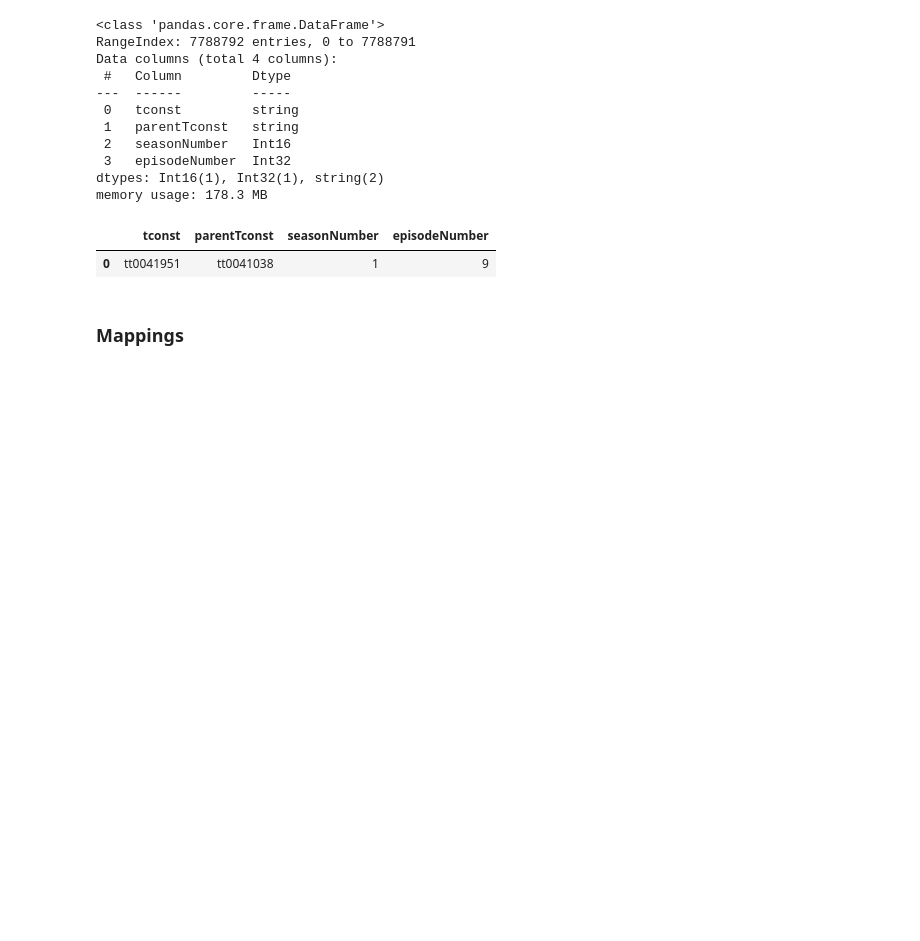
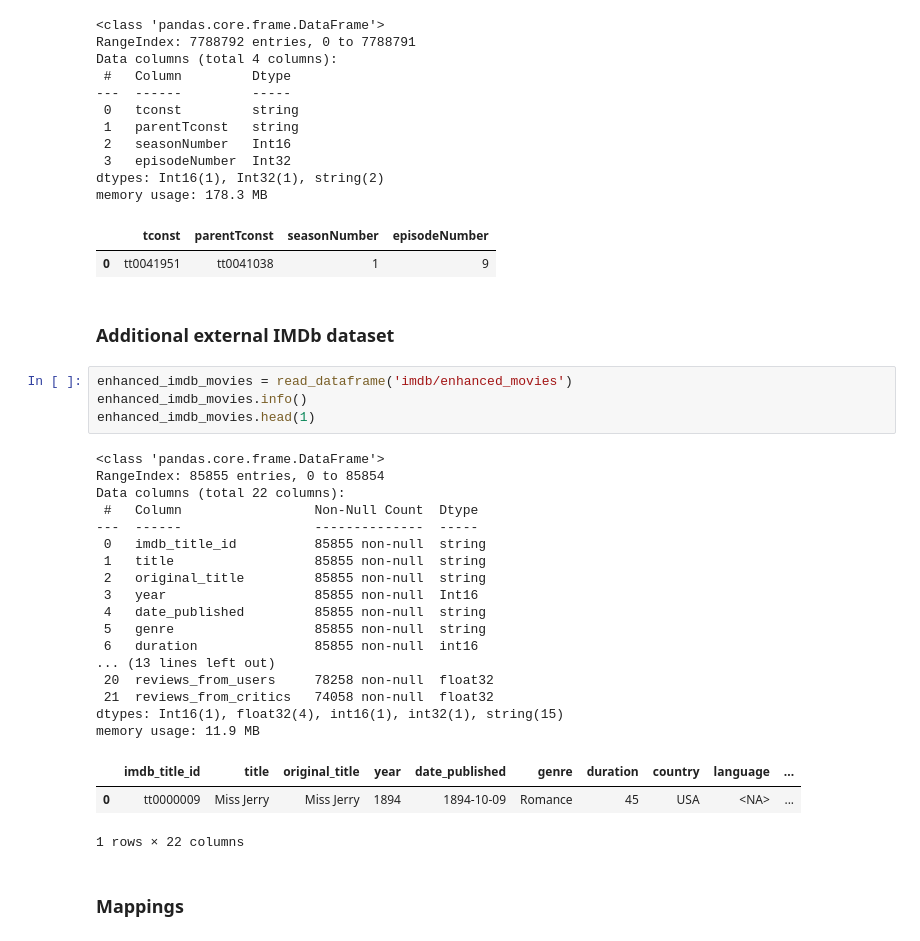
Before and after one commit to epfl-ada/ada-2023-project-crunchychicken, a Jupyter notebook: Dataframes_index.ipynb, the cells around one changed output. Cells and saved outputs as stored; diff of their text form; blank space fills up the shorter version.

```diff
--- a/Dataframes_index.ipynb
+++ b/Dataframes_index.ipynb
@@ -243,6 +244,33 @@ dtypes: Int16(1), Int32(1), string(2)
 memory usage: 178.3 MB
 |  | tconst | parentTconst | seasonNumber | episodeNumber |
 | 0 | tt0041951 | tt0041038 | 1 | 9 |
+# %% [markdown]
+### Additional external IMDb dataset
+# %%
+enhanced_imdb_movies = read_dataframe('imdb/enhanced_movies')
+enhanced_imdb_movies.info()
+enhanced_imdb_movies.head(1)
+# %% [output]
+<class 'pandas.core.frame.DataFrame'>
+RangeIndex: 85855 entries, 0 to 85854
+Data columns (total 22 columns):
+ #   Column                 Non-Null Count  Dtype
+---  ------                 --------------  -----
+ 0   imdb_title_id          85855 non-null  string
+ 1   title                  85855 non-null  string
+ 2   original_title         85855 non-null  string
+ 3   year                   85855 non-null  Int16
+ 4   date_published         85855 non-null  string
+ 5   genre                  85855 non-null  string
+ 6   duration               85855 non-null  int16
+... (13 lines left out)
+ 20  reviews_from_users     78258 non-null  float32
+ 21  reviews_from_critics   74058 non-null  float32
+dtypes: Int16(1), float32(4), int16(1), int32(1), string(15)
+memory usage: 11.9 MB
+|  | imdb_title_id | title | original_title | year | date_published | genre | duration | country | language | ... |
+| 0 | tt0000009 | Miss Jerry | Miss Jerry | 1894 | 1894-10-09 | Romance | 45 | USA | <NA> | ... |
+1 rows × 22 columns
 # %% [markdown]
 ### Mappings
 # %%
```
Also changed, not shown: parts of 26 cells of this notebook, 3 other files.
